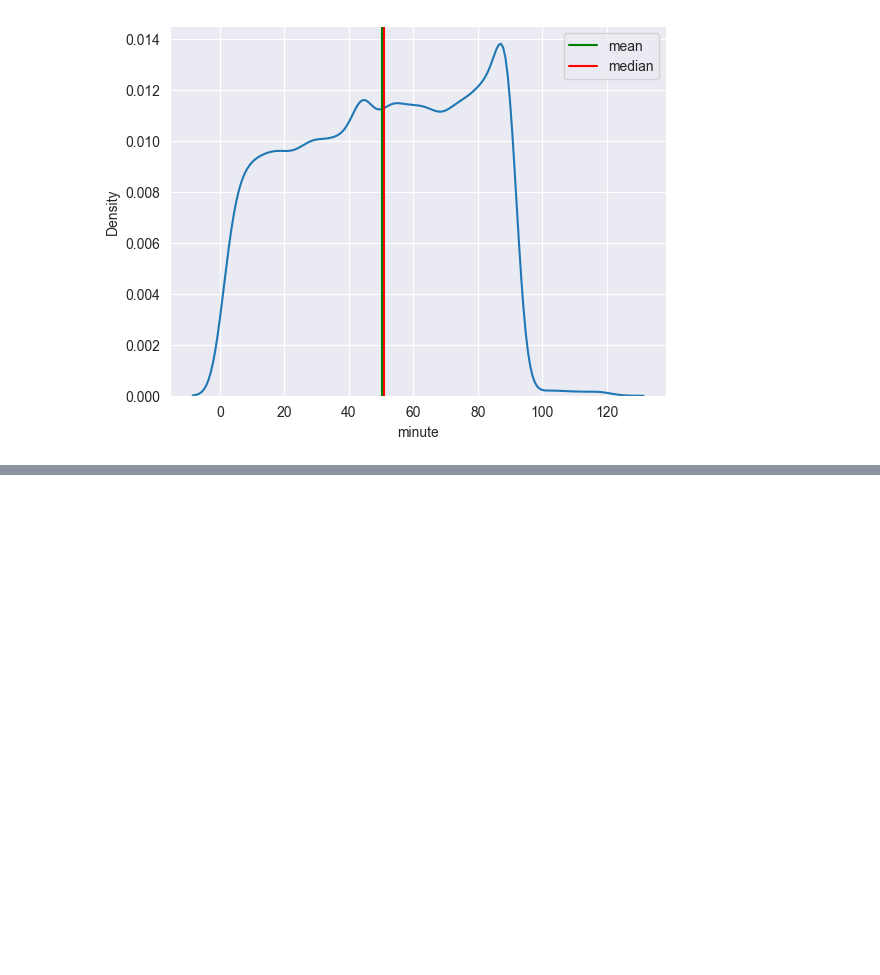
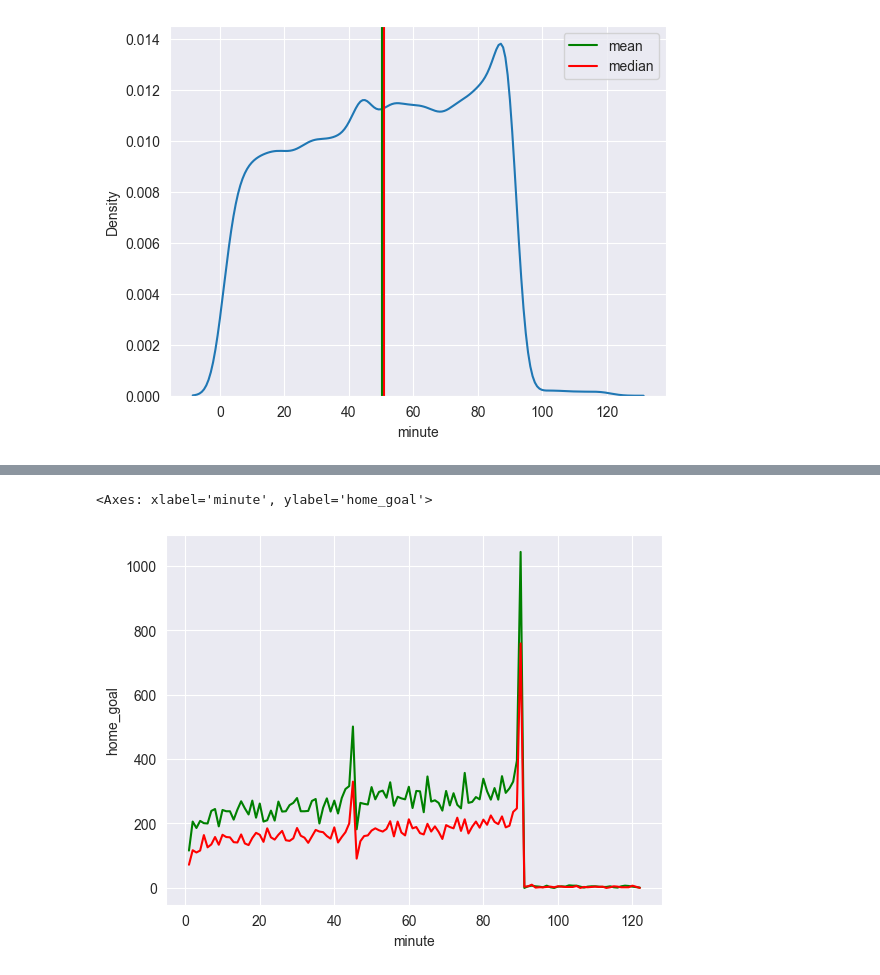
Before and after one commit to ryuukkk/football-data-analysis, a Jupyter notebook: DE_PROJECT.ipynb, the cells around one changed output, grey strips where cells are left out. Saved outputs shown, nothing was run; the diff lists cells and outputs as text; code cells hidden in the pictures; blank space fills up the shorter version.

Commit message:
Added weekday, created minute vs goals graph and explained.

```diff
--- a/DE_PROJECT.ipynb
+++ b/DE_PROJECT.ipynb
@@ -201,0 +222,5 @@ ax.legend()
+# %%
+all_goals['home_goal'] = all_goals.apply(lambda row: 1 if row['home_team']==row['team'] else 0, axis=1)
+all_goals['away_goal'] = all_goals.apply(lambda row: 1 if row['away_team']==row['team'] else 0, axis=1)
+minute_v_goal = all_goals.loc[:, ['minute', 'home_team', 'away_team', 'home_goal', 'away_goal']]
+minute_v_goal
@@ -201,0 +243,3 @@ ax.legend()
+# %%
+minute_v_goal = minute_v_goal.groupby('minute').sum(numeric_only=True)
+minute_v_goal
@@ -201,0 +261,6 @@ ax.legend()
+# %%
+ax2 = sns.lineplot(data=minute_v_goal, x='minute', y='home_goal', color='g')
+sns.lineplot(data=minute_v_goal, x='minute', y='away_goal', color='r', ax=ax2)
+# %% [output]
+<Axes: xlabel='minute', ylabel='home_goal'>
+[figure, added]
```
Also changed, not shown: parts of 11 cells of this notebook, 1 other file.
